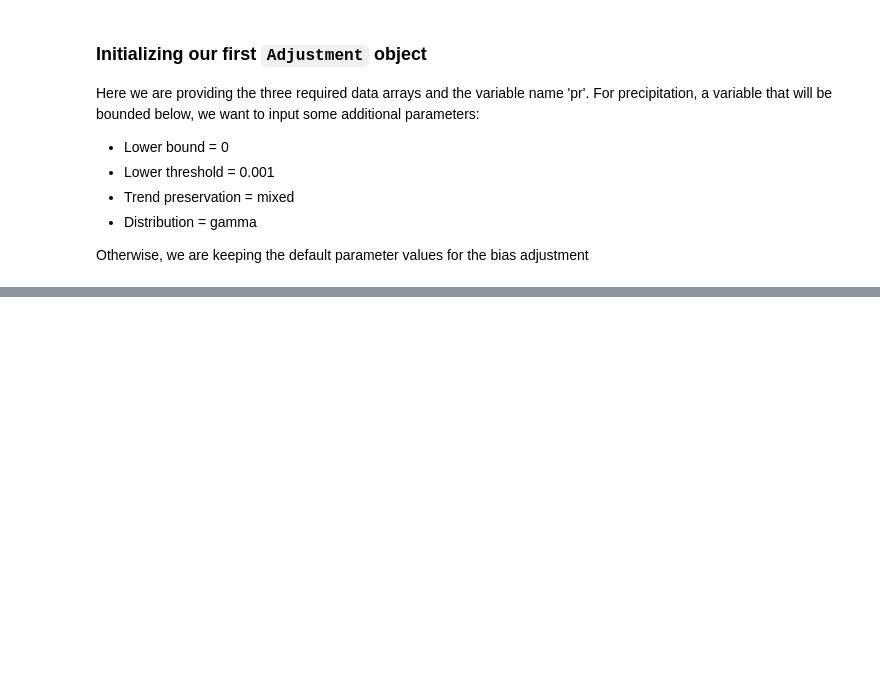
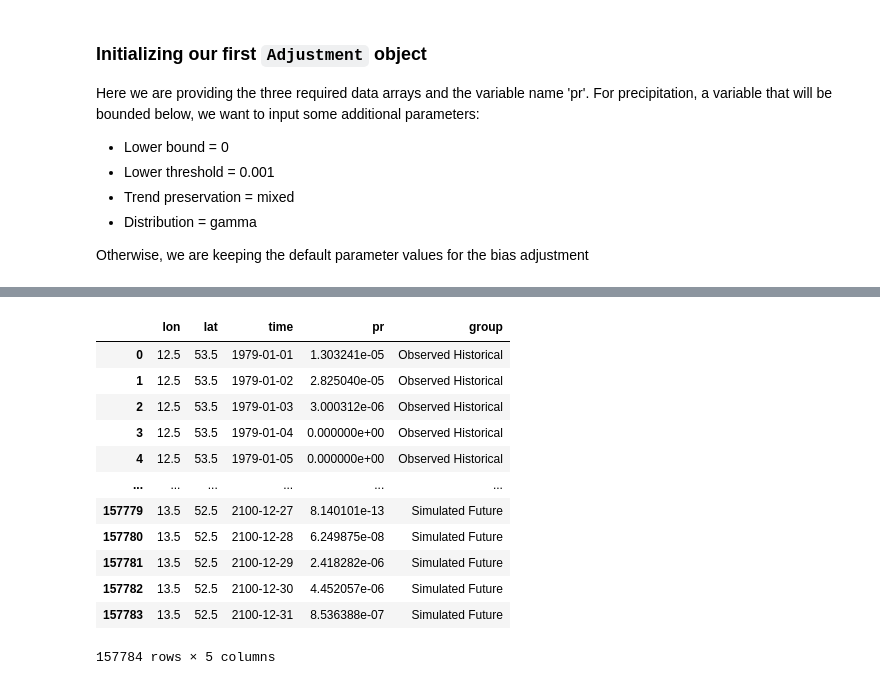
Before and after one commit to JGCRI/basd, a Jupyter notebook: notebooks/quickstarter.ipynb, the cells around one changed output, grey strips where cells are left out. Cells and saved outputs as stored; diff of their text form; code cells hidden in the pictures; blank space fills up the shorter version.

```diff
--- a/notebooks/quickstarter.ipynb
+++ b/notebooks/quickstarter.ipynb
@@ -84,0 +143,24 @@ days = {
+# %%
+ohdf = ba.obs_hist['pr'].to_dataframe().reset_index()
+shdf = ba.sim_hist['pr'].to_dataframe().reset_index()
+sfdf = ba.sim_fut['pr'].to_dataframe().reset_index()
+
+ohdf['group'] = 'Observed Historical'
+shdf['group'] = 'Simulated Historical'
+sfdf['group'] = 'Simulated Future'
+
+df = pd.concat([ohdf,shdf,sfdf], ignore_index=True)
+# %% [output]
+|  | lon | lat | time | pr | group |
+| 0 | 12.5 | 53.5 | 1979-01-01 | 1.303241e-05 | Observed Historical |
+| 1 | 12.5 | 53.5 | 1979-01-02 | 2.825040e-05 | Observed Historical |
+| 2 | 12.5 | 53.5 | 1979-01-03 | 3.000312e-06 | Observed Historical |
+| 3 | 12.5 | 53.5 | 1979-01-04 | 0.000000e+00 | Observed Historical |
+| 4 | 12.5 | 53.5 | 1979-01-05 | 0.000000e+00 | Observed Historical |
+| ... | ... | ... | ... | ... | ... |
+| 157779 | 13.5 | 52.5 | 2100-12-27 | 8.140101e-13 | Simulated Future |
+| 157780 | 13.5 | 52.5 | 2100-12-28 | 6.249875e-08 | Simulated Future |
+| 157781 | 13.5 | 52.5 | 2100-12-29 | 2.418282e-06 | Simulated Future |
+| 157782 | 13.5 | 52.5 | 2100-12-30 | 4.452057e-06 | Simulated Future |
+| 157783 | 13.5 | 52.5 | 2100-12-31 | 8.536388e-07 | Simulated Future |
+157784 rows × 5 columns
```
Also changed, not shown: parts of 11 cells of this notebook, 2 other files.
